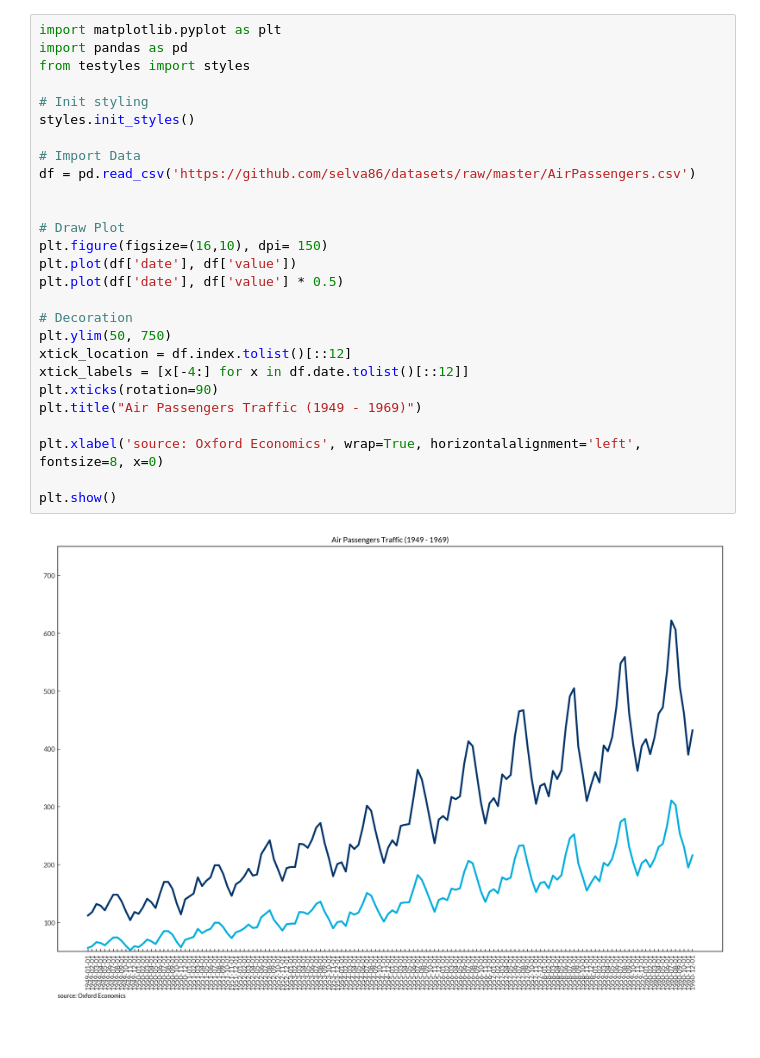
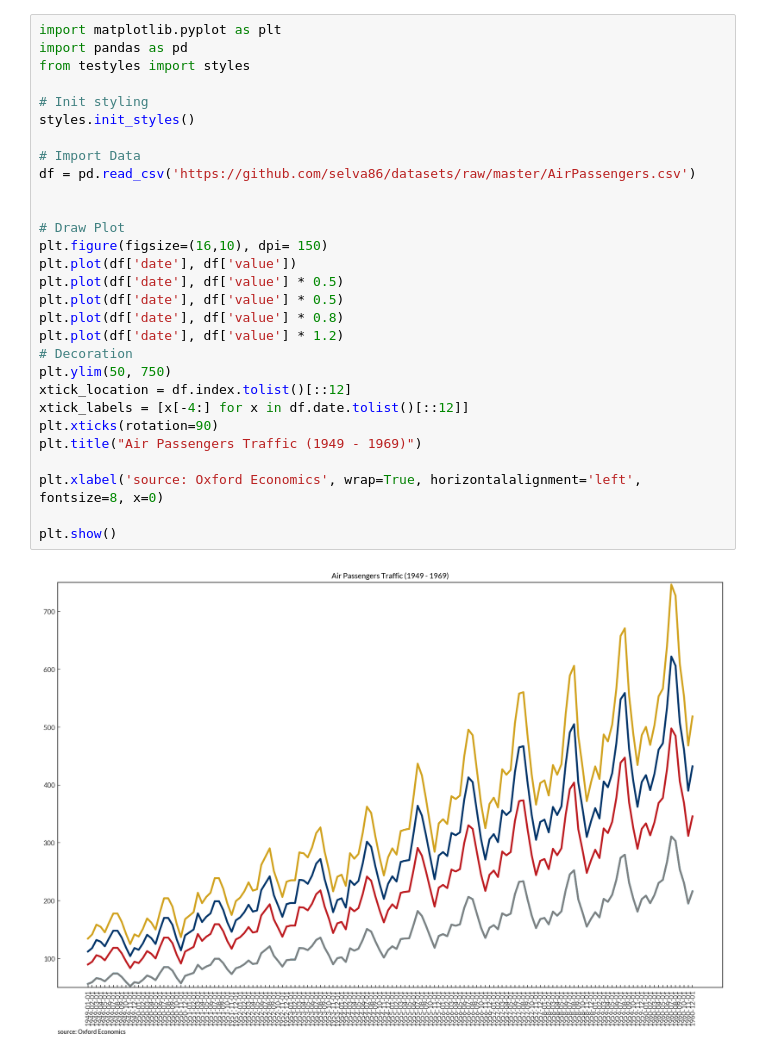
Before and after one commit to TourismEconomics/te-styles, a Jupyter notebook: examples.ipynb, the cells around one changed output. Drawn from its saved outputs; the diff is of its cells as text.

```diff
--- a/examples.ipynb
+++ b/examples.ipynb
@@ -1,29 +1,31 @@
 # %%
 import matplotlib.pyplot as plt
 import pandas as pd
 from testyles import styles
 
 # Init styling
 styles.init_styles()
 
 # Import Data
 df = pd.read_csv('https://github.com/selva86/datasets/raw/master/AirPassengers.csv')
 
 
 # Draw Plot
 plt.figure(figsize=(16,10), dpi= 150)
 plt.plot(df['date'], df['value'])
 plt.plot(df['date'], df['value'] * 0.5)
-
+plt.plot(df['date'], df['value'] * 0.5)
+plt.plot(df['date'], df['value'] * 0.8)
+plt.plot(df['date'], df['value'] * 1.2)
 # Decoration
 plt.ylim(50, 750)
 xtick_location = df.index.tolist()[::12]
 xtick_labels = [x[-4:] for x in df.date.tolist()[::12]]
 plt.xticks(rotation=90)
 plt.title("Air Passengers Traffic (1949 - 1969)")
 
 plt.xlabel('source: Oxford Economics', wrap=True, horizontalalignment='left', fontsize=8, x=0)
 
 plt.show()
 # %% [output]
-[figure, old version]
+[figure, new version]
```
